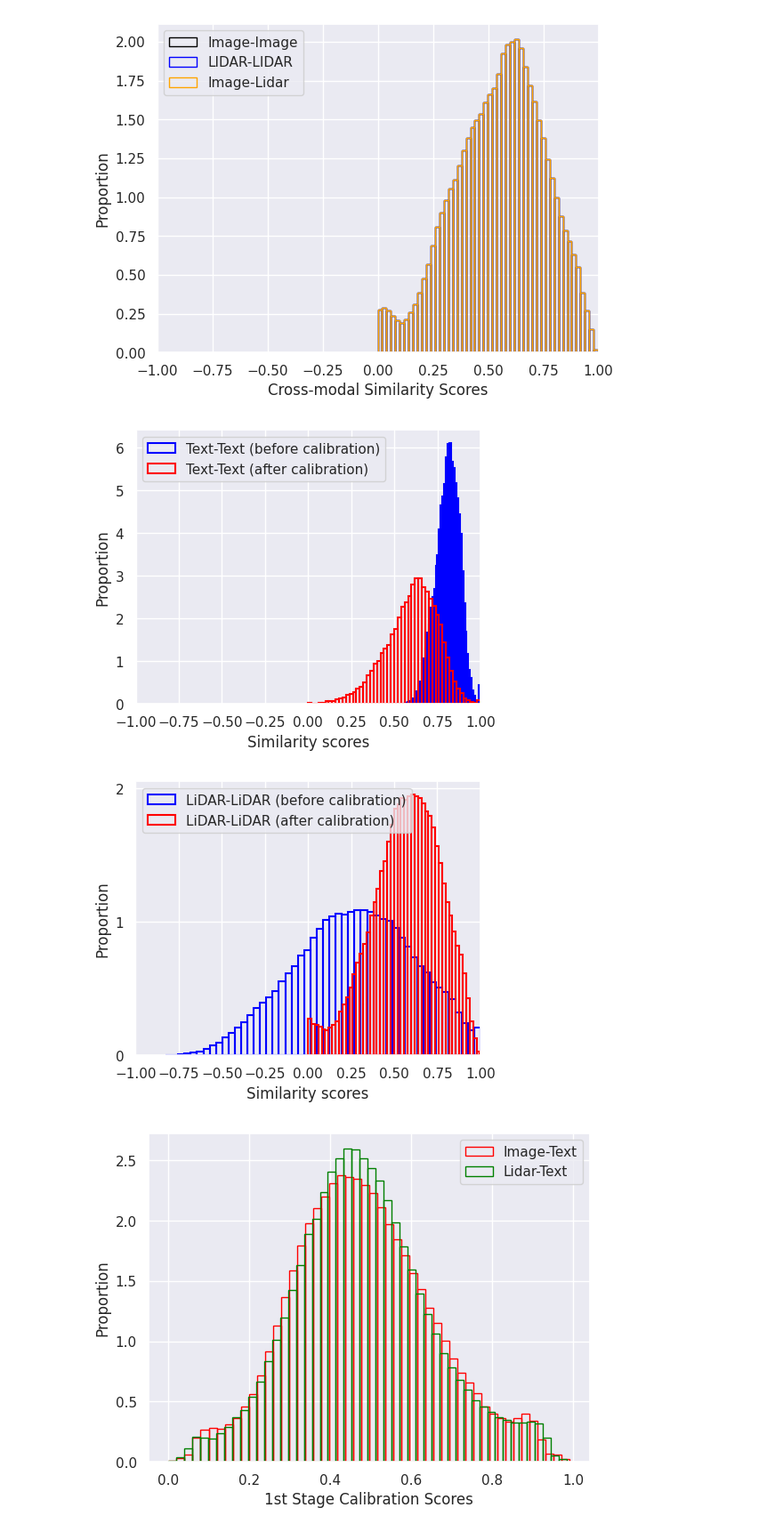
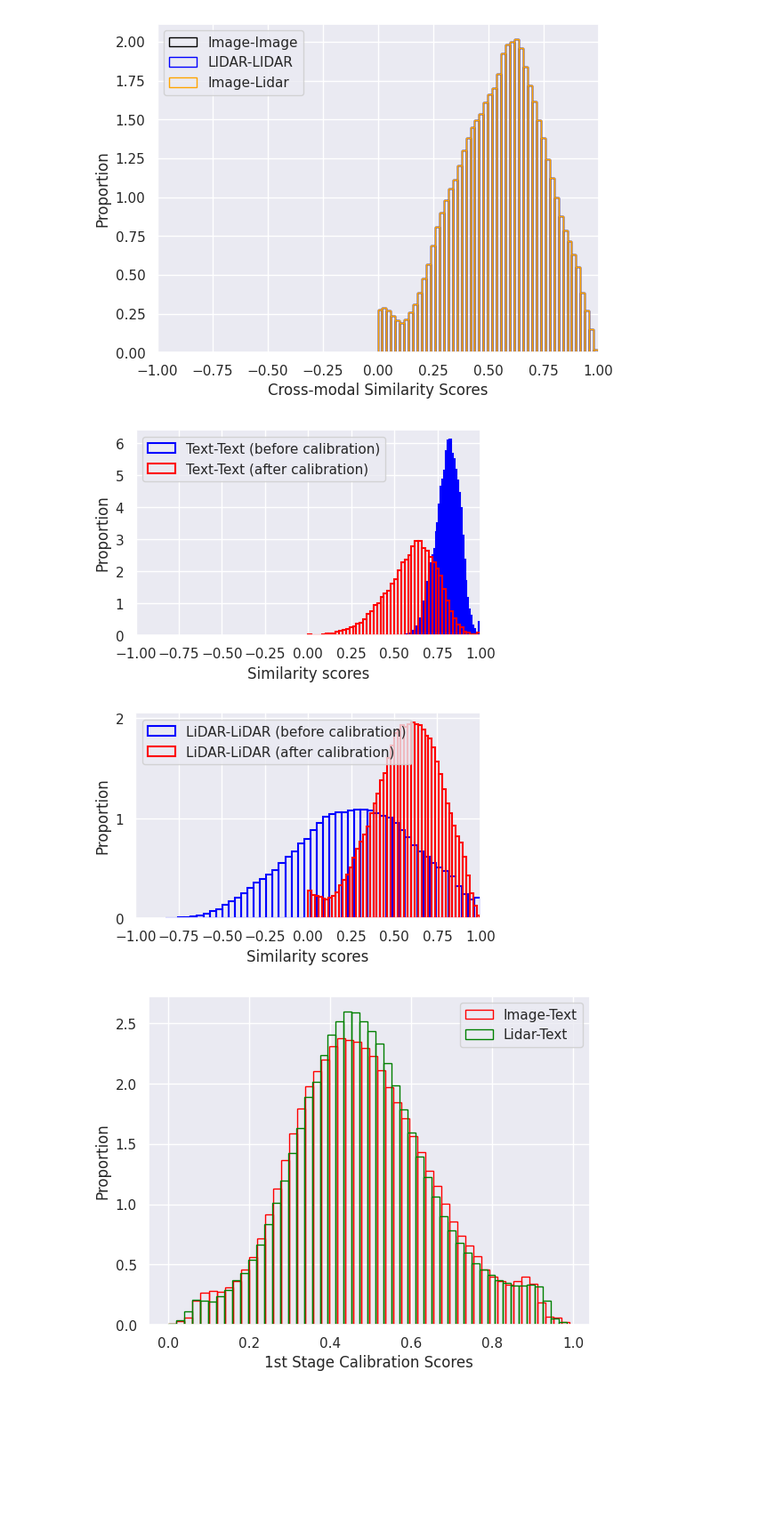
Before and after one commit to UTAustin-SwarmLab/Multi-modal-Data-Alignment, a Jupyter notebook: mmda/plot_nonconformity.ipynb, the cells around one changed output. Shown at 89% size. Saved outputs shown, nothing was run; the diff lists cells and outputs as text; code cells hidden in the pictures; blank space fills up the shorter version.

Commit message:
Optimize plot

```diff
--- a/mmda/plot_nonconformity.ipynb
+++ b/mmda/plot_nonconformity.ipynb
@@ -178,33 +178,33 @@ plt.show()
 [figure]
 [figure]
 # %%
-plt.figure(figsize=(5, 4))
+plt.figure(figsize=(5, 3))
 scores_22, _ = get_scores_and_gt(data, TEXT, TEXT)
 plt.hist(scores_22, bins=50, fill=None, edgecolor="blue", linewidth=1.5, density=True, label = "Text-Text (before calibration)")
 scores_22, _ = get_calibration_scores_1st_stage(data, TEXT, TEXT, skip_same=True)
 plt.hist(scores_22, bins=50, fill=None, edgecolor="red", linewidth=1.5, density=True, label = "Text-Text (after calibration)")
 plt.xlabel("Similarity scores")
 plt.ylabel("Proportion")
 plt.xlim(-1, 1)
 plt.legend()
 plt.savefig(plot_path / "text_text_distribution.pdf", dpi=300, bbox_inches='tight')
 plt.show()
 
-plt.figure(figsize=(5, 4))
+plt.figure(figsize=(5, 3))
 scores_33, _ = get_scores_and_gt(data, LIDAR, LIDAR)
 plt.hist(scores_33, bins=50, fill=None, edgecolor="blue", linewidth=1.5, density=True, label = "LiDAR-LiDAR (before calibration)")
 scores_33, _ = get_calibration_scores_1st_stage(data, LIDAR, LIDAR, skip_same=True)
 plt.hist(scores_33, bins=50, fill=None, edgecolor="red", linewidth=1.5, density=True, label = "LiDAR-LiDAR (after calibration)")
 plt.xlabel("Similarity scores")
 plt.ylabel("Proportion")
 plt.xlim(-1, 1)
 plt.yticks(np.arange(0, 2.1, 1.0))
 plt.legend()
 plt.savefig(plot_path / "lidar_lidar_distribution.pdf", dpi=300, bbox_inches='tight')
 plt.show()
 # %% [output]
-[figure, old version]
+[figure, new version]
-[figure, old version]
+[figure, new version]
 # %%
 scores_33, _ = get_calibration_scores_1st_stage(data, IMAGE, TEXT, skip_same=True)
 plt.hist(scores_33, bins=50, fill=None, edgecolor="red", density=True, label="Image-Text")
```
Also changed, not shown: 3 other files.
